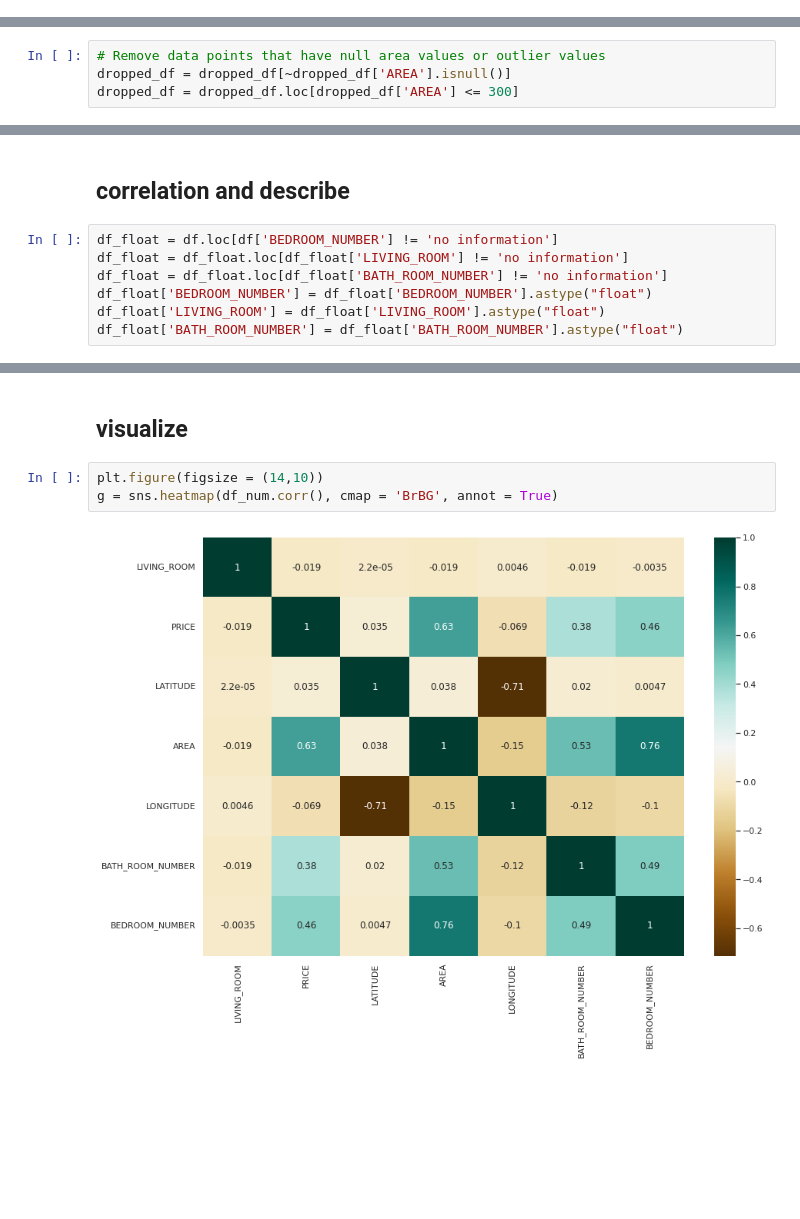
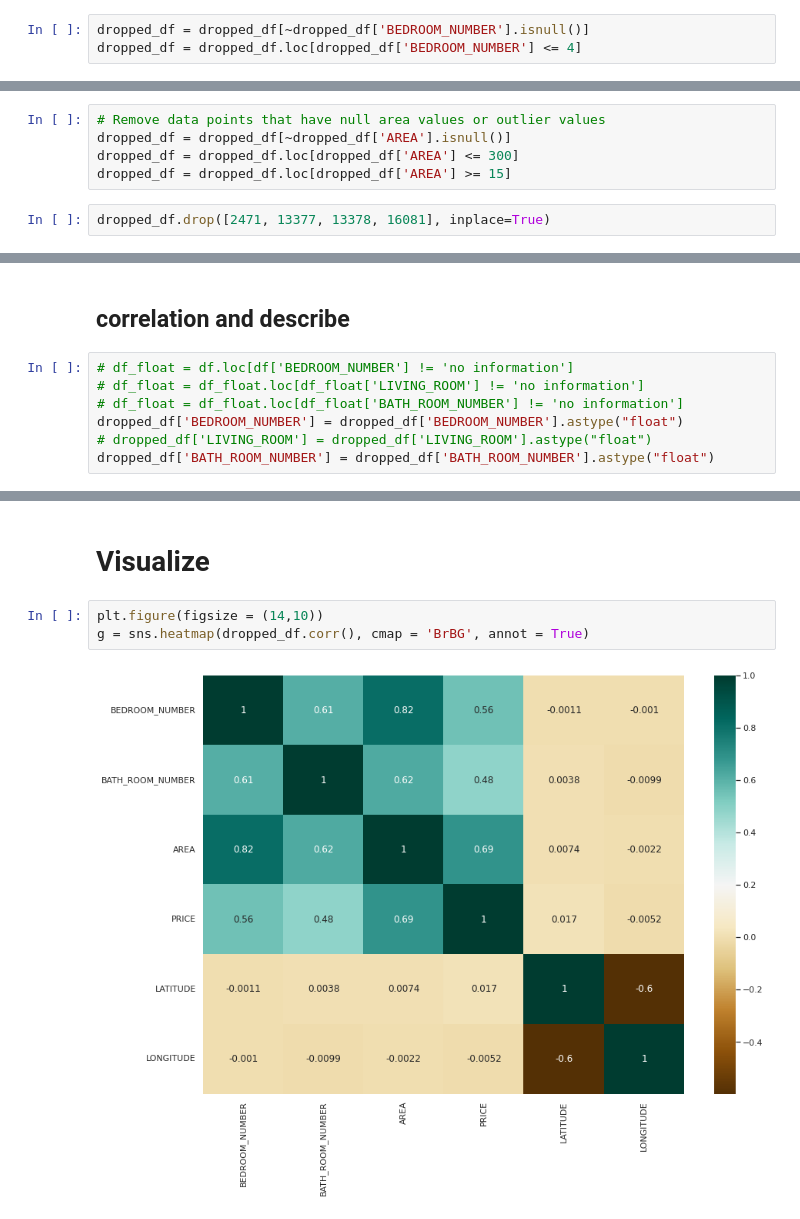
Before and after one commit to phamvanhanh6720/PredictRentedApartment, a Jupyter notebook: process_data/KHDL_visualize.ipynb, the cells around one changed output, grey strips where cells are left out. Saved outputs shown, nothing was run; the diff lists cells and outputs as text; blank space fills up the shorter version.

```diff
--- a/process_data/KHDL_visualize.ipynb
+++ b/process_data/KHDL_visualize.ipynb
@@ -471,0 +533,3 @@ len(dropped_df)
+# %%
+dropped_df = dropped_df[~dropped_df['BEDROOM_NUMBER'].isnull()]
+dropped_df = dropped_df.loc[dropped_df['BEDROOM_NUMBER'] <= 4]
@@ -522,6 +584,9 @@ dropped_df['AREA'].isnull().sum()
 # Remove data points that have null area values or outlier values
 dropped_df = dropped_df[~dropped_df['AREA'].isnull()]
 dropped_df = dropped_df.loc[dropped_df['AREA'] <= 300]
+dropped_df = dropped_df.loc[dropped_df['AREA'] >= 15]
+# %%
+dropped_df.drop([2471, 13377, 13378, 16081], inplace=True)
 # %%
 len(dropped_df)
 # %% [output]
@@ -529,10 +625,10 @@ len(dropped_df)
 # %% [markdown]
 ## correlation and describe
 # %%
-df_float = df.loc[df['BEDROOM_NUMBER'] != 'no information']
-df_float = df_float.loc[df_float['LIVING_ROOM'] != 'no information']
-df_float = df_float.loc[df_float['BATH_ROOM_NUMBER'] != 'no information']
-df_float['BEDROOM_NUMBER'] = df_float['BEDROOM_NUMBER'].astype("float")
-df_float['LIVING_ROOM'] = df_float['LIVING_ROOM'].astype("float")
-df_float['BATH_ROOM_NUMBER'] = df_float['BATH_ROOM_NUMBER'].astype("float")
+# df_float = df.loc[df['BEDROOM_NUMBER'] != 'no information']
+# df_float = df_float.loc[df_float['LIVING_ROOM'] != 'no information']
+# df_float = df_float.loc[df_float['BATH_ROOM_NUMBER'] != 'no information']
+dropped_df['BEDROOM_NUMBER'] = dropped_df['BEDROOM_NUMBER'].astype("float")
+# dropped_df['LIVING_ROOM'] = dropped_df['LIVING_ROOM'].astype("float")
+dropped_df['BATH_ROOM_NUMBER'] = dropped_df['BATH_ROOM_NUMBER'].astype("float")
 # %%
@@ -576,8 +670,8 @@ df_num.corr()
 # %% [markdown]
-## visualize
+# Visualize
 # %%
 plt.figure(figsize = (14,10))
-g = sns.heatmap(df_num.corr(), cmap = 'BrBG', annot = True)
+g = sns.heatmap(dropped_df.corr(), cmap = 'BrBG', annot = True)
 # %% [output]
-[figure, old version]
+[figure, new version]
 # %%
```
Also changed, not shown: parts of 64 cells of this notebook.
